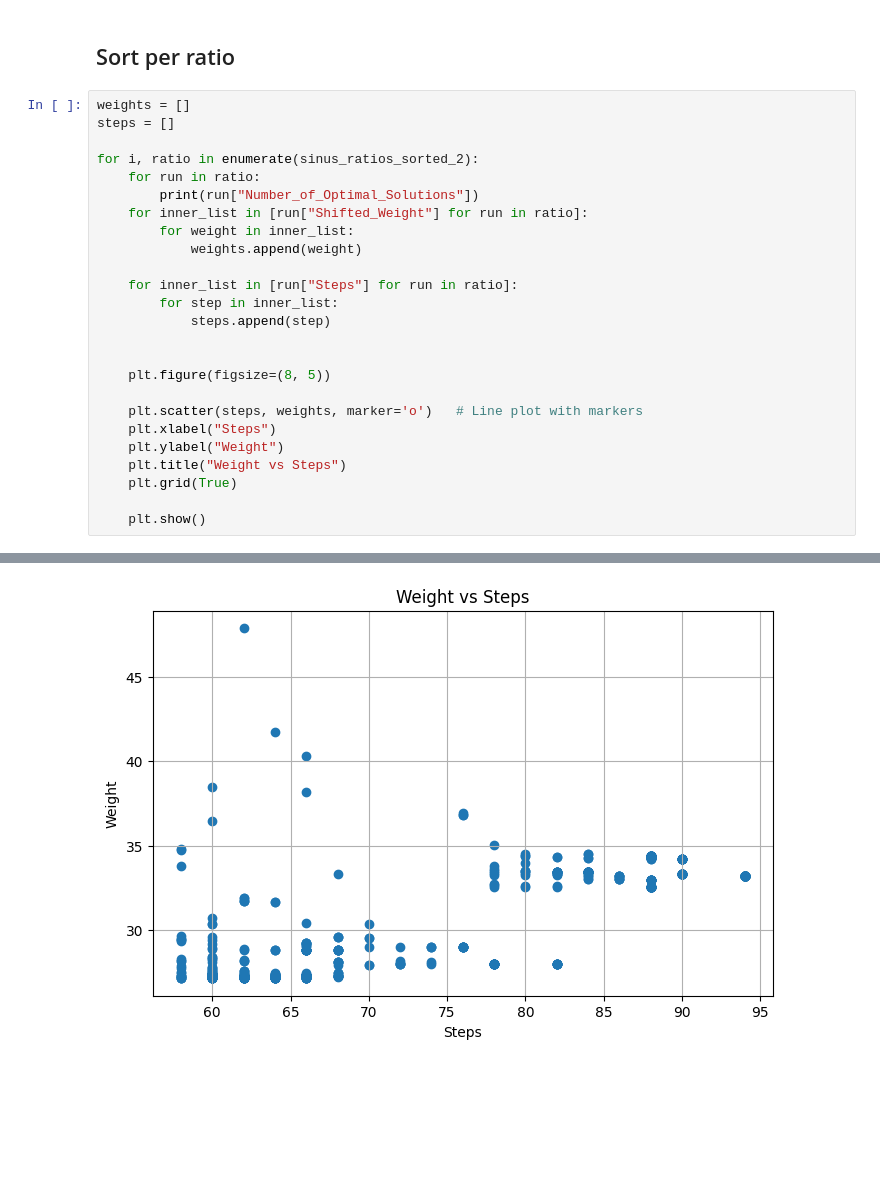
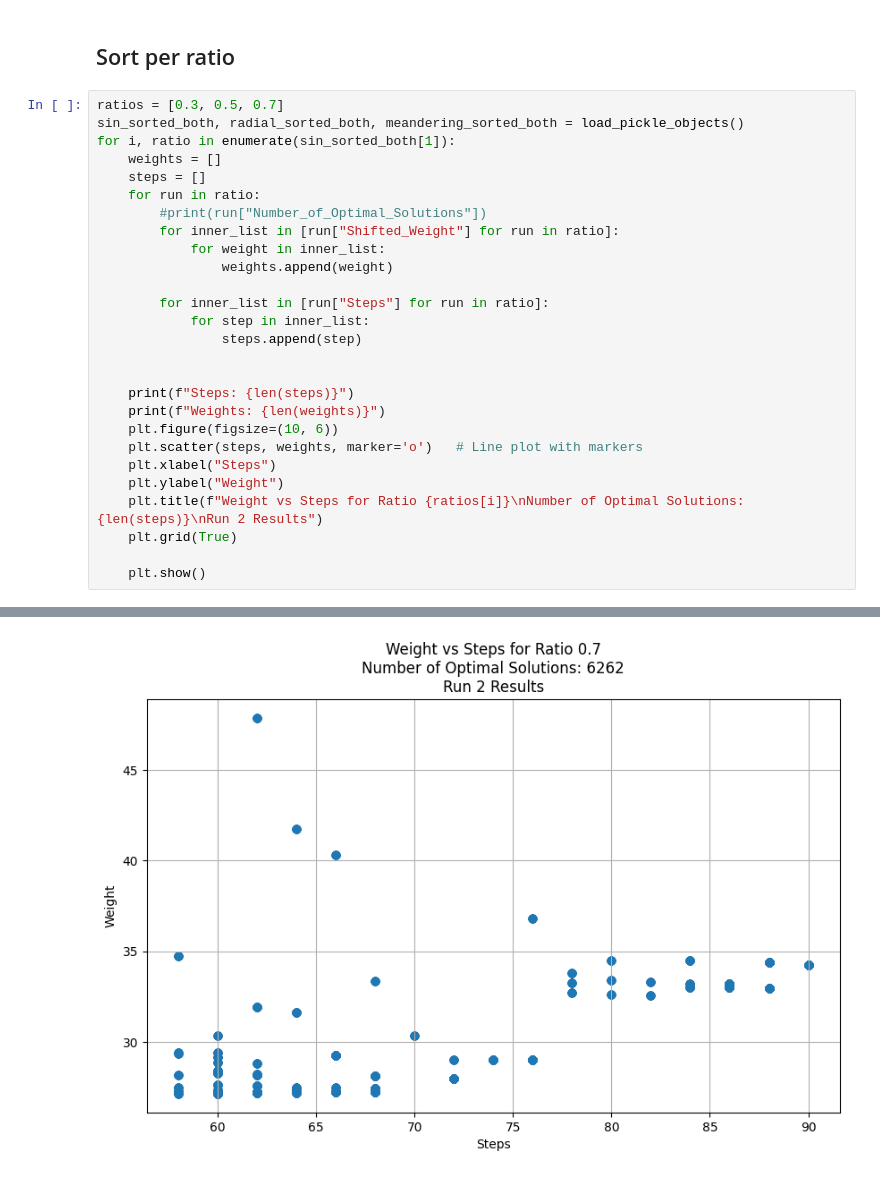
Before and after one commit to HidinginCode/pathpave_pymoo_gp, a Jupyter notebook: analysis.ipynb, the cells around one changed output, grey strips where cells are left out. Saved outputs shown, nothing was run; the diff lists cells and outputs as text; blank space fills up the shorter version.

```diff
--- a/analysis.ipynb
+++ b/analysis.ipynb
@@ -105,27 +89,29 @@ Length meandering ratio list 2: 31
 # %% [markdown]
 ## Sort per ratio
 # %%
-weights = []
-steps = []
+ratios = [0.3, 0.5, 0.7]
+sin_sorted_both, radial_sorted_both, meandering_sorted_both = load_pickle_objects()
+for i, ratio in enumerate(sin_sorted_both[1]):
+    weights = []
+    steps = []
+    for run in ratio:
+        #print(run["Number_of_Optimal_Solutions"])
+        for inner_list in [run["Shifted_Weight"] for run in ratio]:
+            for weight in inner_list:
+                weights.append(weight)
 
-for i, ratio in enumerate(sinus_ratios_sorted_2):
-    for run in ratio:
-        print(run["Number_of_Optimal_Solutions"])
-    for inner_list in [run["Shifted_Weight"] for run in ratio]:
-        for weight in inner_list:
-            weights.append(weight)
-
-    for inner_list in [run["Steps"] for run in ratio]:
-        for step in inner_list:
-            steps.append(step)
+        for inner_list in [run["Steps"] for run in ratio]:
+            for step in inner_list:
+                steps.append(step)
 
 
-    plt.figure(figsize=(8, 5))
-
+    print(f"Steps: {len(steps)}")
+    print(f"Weights: {len(weights)}")
+    plt.figure(figsize=(10, 6))
     plt.scatter(steps, weights, marker='o')   # Line plot with markers
     plt.xlabel("Steps")
     plt.ylabel("Weight")
-    plt.title("Weight vs Steps")
+    plt.title(f"Weight vs Steps for Ratio {ratios[i]}\nNumber of Optimal Solutions: {len(steps)}\nRun 2 Results")
     plt.grid(True)
 
     plt.show()
@@ -186 +145 @@ for i, ratio in enumerate(sinus_ratios_sorted_2):
-[figure, old version]
+[figure, new version]
```
Also changed, not shown: parts of 2 cells of this notebook, 7 other files.
